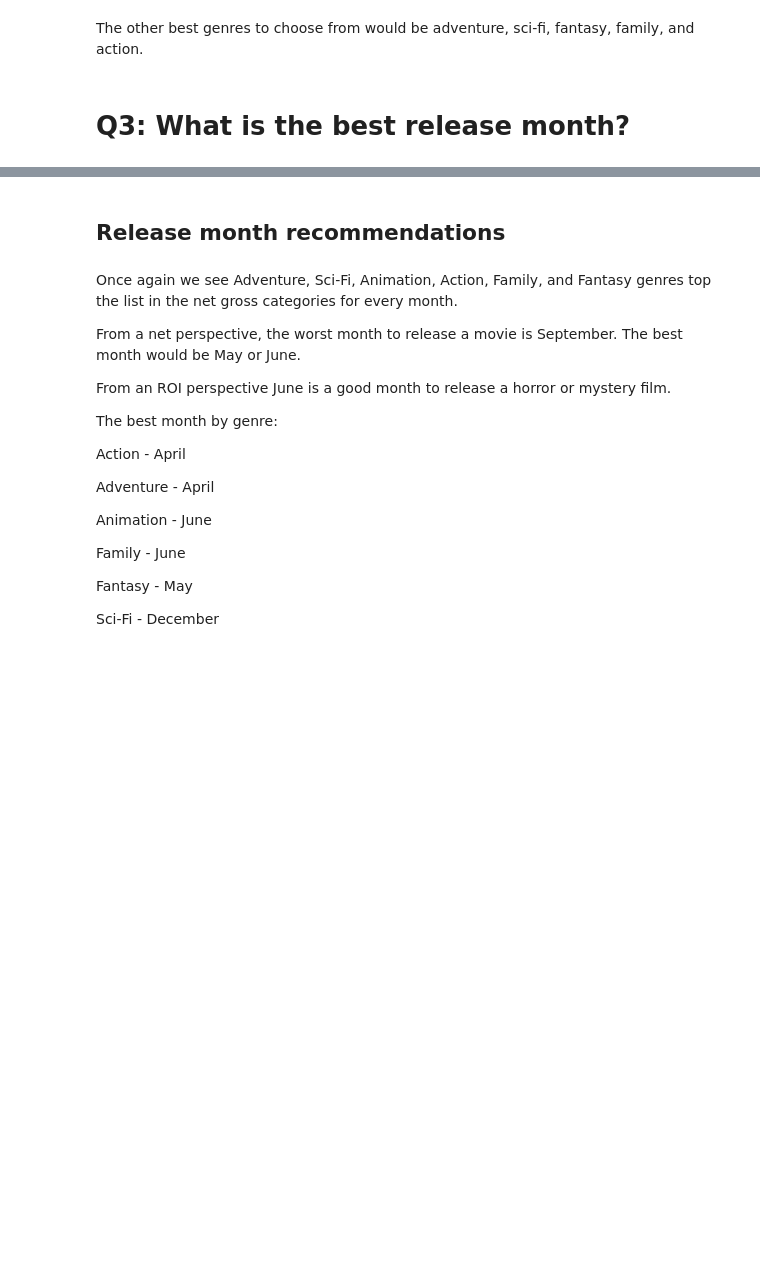
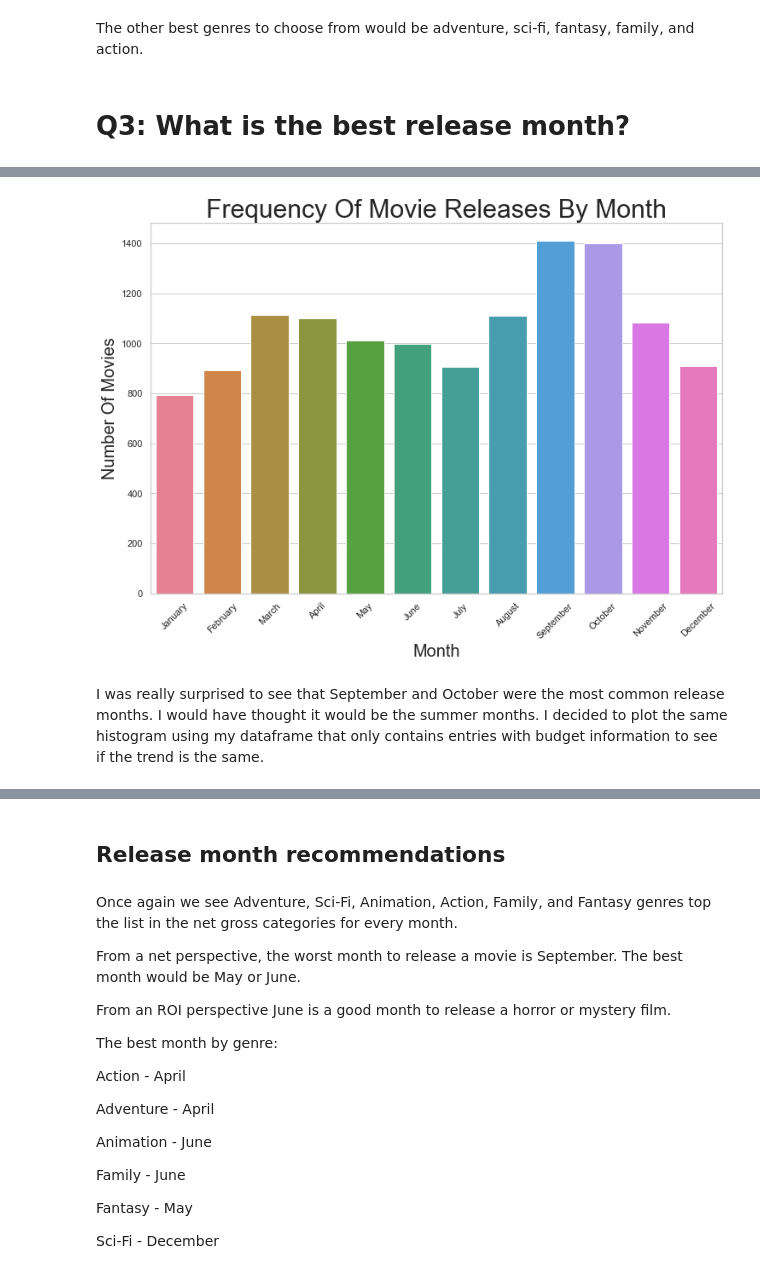
Before and after one commit to AnyOldRandomNameWillDOo/Module-1-Final-Project, a Jupyter notebook: Main Notebook.ipynb, the cells around one changed output, grey strips where cells are left out. Saved outputs shown, nothing was run; the diff lists cells and outputs as text; code cells hidden in the pictures; blank space fills up the shorter version.

```diff
--- a/Main Notebook.ipynb
+++ b/Main Notebook.ipynb
@@ -1312,0 +1222,11 @@ sns.lineplot(x='Earliest Release Month', y='Worldwide_Net', hue='Genres',
+# %%
+# Grabbing the counts of movies released per month
+counts = df['Earliest Release Month'].value_counts()
+
+# Turning the counts into a dataframe
+counts_df = counts.to_frame().reset_index()
+
+# Naming my columns and setting the index
+counts_df.columns =  ['Month', 'Number of Movies']
+counts_df.set_index('Month')
+counts_df
@@ -1312,0 +1251,16 @@ sns.lineplot(x='Earliest Release Month', y='Worldwide_Net', hue='Genres',
+# %%
+# Plotting my figure
+fig, ax = plt.subplots(figsize=(12,8))
+sns.barplot(data=counts_df, x='Month', y='Number of Movies', order=month_order, palette="husl")
+
+# Setting my labels and title
+ax.set_ylabel('Number Of Movies', fontsize=20)
+ax.set_xlabel('Month', fontsize=20)
+ax.set_title('Frequency Of Movie Releases By Month', fontsize=30)
+
+# Rotating the month labels so that they don't overlap each other
+plt.xticks(rotation=45);
+# %% [output]
+[figure, added]
+# %% [markdown]
+I was really surprised to see that September and October were the most common release months. I would have thought it would be the summer months. I decided to plot the same histogram using my dataframe that only contains entries with budget information to see if the trend is the same.
```
Also changed, not shown: parts of 50 cells of this notebook.
